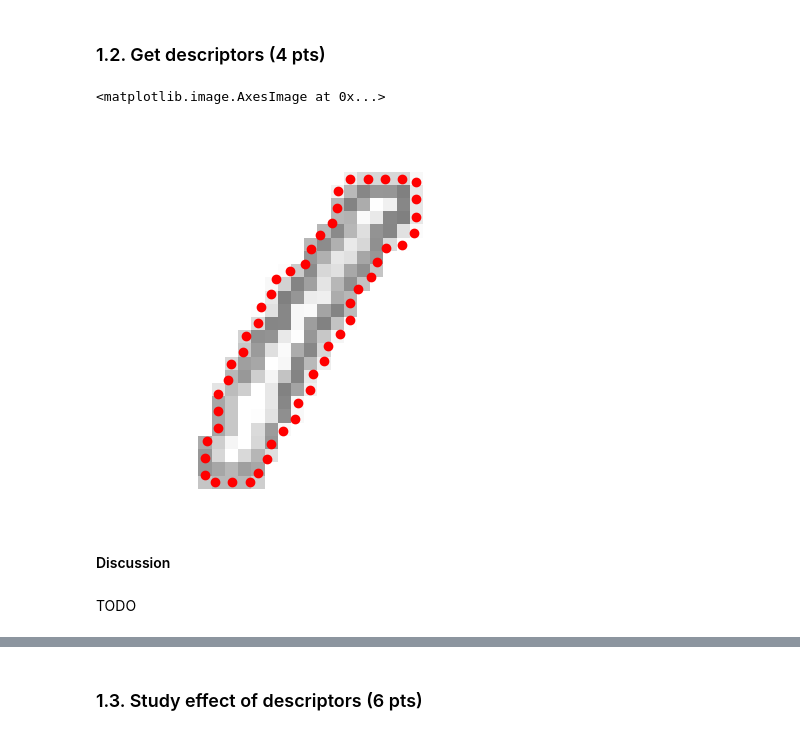
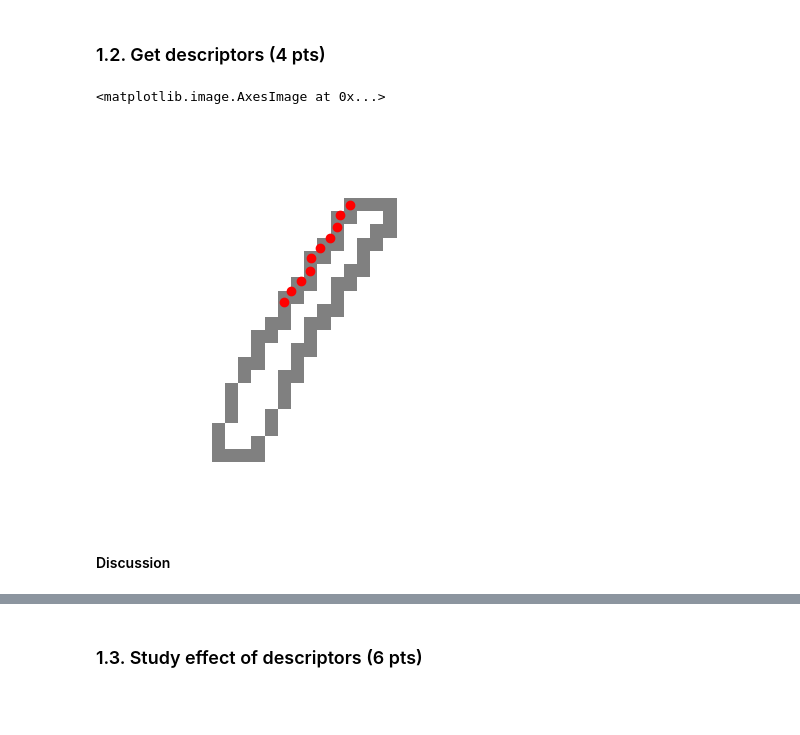
Before and after one commit to beckersven/iapr, a Jupyter notebook: labs/lab_02_object_description.ipynb, the cells around one changed output, grey strips where cells are left out. Saved outputs shown, nothing was run; the diff lists cells and outputs as text; code cells hidden in the pictures; blank space fills up the shorter version.

```diff
--- a/labs/lab_02_object_description.ipynb
+++ b/labs/lab_02_object_description.ipynb
@@ -129,16 +129,25 @@ In this part you will use images of "0"s and "1"s.
 # %%
 import cv2
 import numpy as np
-def preprocess ( img ):
+def preprocess ( img , only_canny:bool=False):
     img = img.copy()
+    # Apply Canny-Edge detector
     temp = cv2.Canny(img,150,255)
-    #  Remove artifacts
+    if only_canny: return temp
+    # Remove artifacts
     im2 = temp.copy()
     mask = np.zeros((np.array(temp.shape)+2), np.uint8)
+    # Identify closed regions by filling the image white
+    # - from top left pixel as this is for sure no closed region
+    # - Closed Region is black (0)
     cv2.floodFill(temp, mask, (0,0), (255))
+    # Make closed region bigger by 1 pixel (region now contains closed regions + 1-pixel border of them)
     temp = cv2.erode(temp, np.ones((3,3)))
+    # Make enlarged region white
     temp = cv2.bitwise_not(temp)
+    # Only keep the border-pixels
     temp = cv2.bitwise_and(temp,im2)
+    # Sometimes, there are no closed regions; use only Canny then ...
     if np.all(temp == 0):
         print("Only using Canny as floodfill not working properly ...")
         temp = cv2.Canny(img,150,255)
@@ -178,51 +187,40 @@ Furthermore, pictures carry rarely artifacts (e.g. the 9th one-image ones[8]). T
 # %%
 from scipy import interpolate
 import matplotlib.pyplot as plt
 
 N = 50 # Random guess
 
 def get_descriptors(img, N=N):
-
-
-
     # Extract contours (on which we will sample the descriptors)
-    contours, hierarchy = cv2.findContours(img, cv2.RETR_CCOMP, cv2.CHAIN_APPROX_NONE)
-
-    # We anted biggest contour ()
+    contours, _ = cv2.findContours(img, cv2.RETR_CCOMP, cv2.CHAIN_APPROX_NONE)
+    # We want biggest contour
     contour = max(contours, key=lambda x: cv2.contourArea(x))
     x = [pt[0][0] for pt in contour]
     y = [pt[0][1] for pt in contour]
-
+    # Close contour
     x.append(x[0])
     y.append(y[0])
-
-
-    #
+    # Enforce equidistance (as points are sometimes diagonal [dist=1.41] and otherwise next [dist=1] to each other)
     distance = np.cumsum(np.sqrt( np.ediff1d(x, to_begin=0)**2 + np.ediff1d(y, to_begin=0)**2 ))
-
     f = interpolate.interp1d(distance, np.array([x,y]),kind="linear")
+    # Sample linearly points on previously defined polygon-contour from start (0) to end (distance[-1])
+    # (sample N+1 points but only keep the first N to 'close the loop' without duplications)
     xnew,ynew = f(np.linspace(0, distance[-1], N+1))
     xnew,ynew = xnew[:-1],ynew[:-1]
     descriptors = []
     for (re,im) in zip(xnew, ynew):
         descriptors.append(complex(re, im))
     return descriptors
 
 # Check first 10 descriptors of a test image (just to check that your pipeline works well)
-
-
-desc = np.array(get_descriptors(scaled_images_ones[0], N))[:]
-# for i in range(10):
-#     print(np.abs(desc[i] - desc[i+1]))
+desc = np.array(get_descriptors(ones[0], N))[:10]
 ax = plt.gca()
 ax.set_aspect('equal', adjustable='box')
 plt.axis("off")
 plt.scatter(desc.real, desc.imag, color="r")
-plt.imshow(scaled_images_ones[0], alpha=0.5, cmap="binary")
+plt.imshow(ones[0], alpha=0.5, cmap="binary")
 # %% [output]
 <matplotlib.image.AxesImage at 0x...>
-[figure, old version]
+[figure, new version]
 # %% [markdown]
 #### Discussion
-# %% [markdown]
-TODO
```
Also changed, not shown: parts of 13 cells of this notebook.
